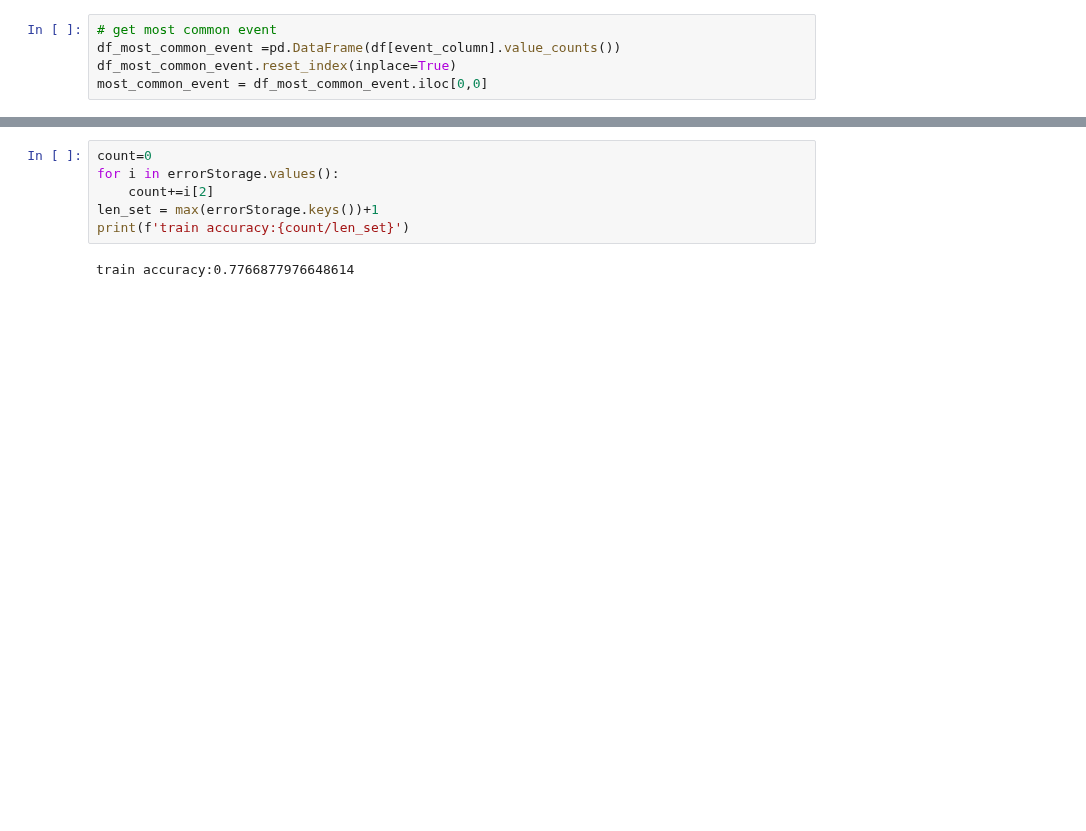
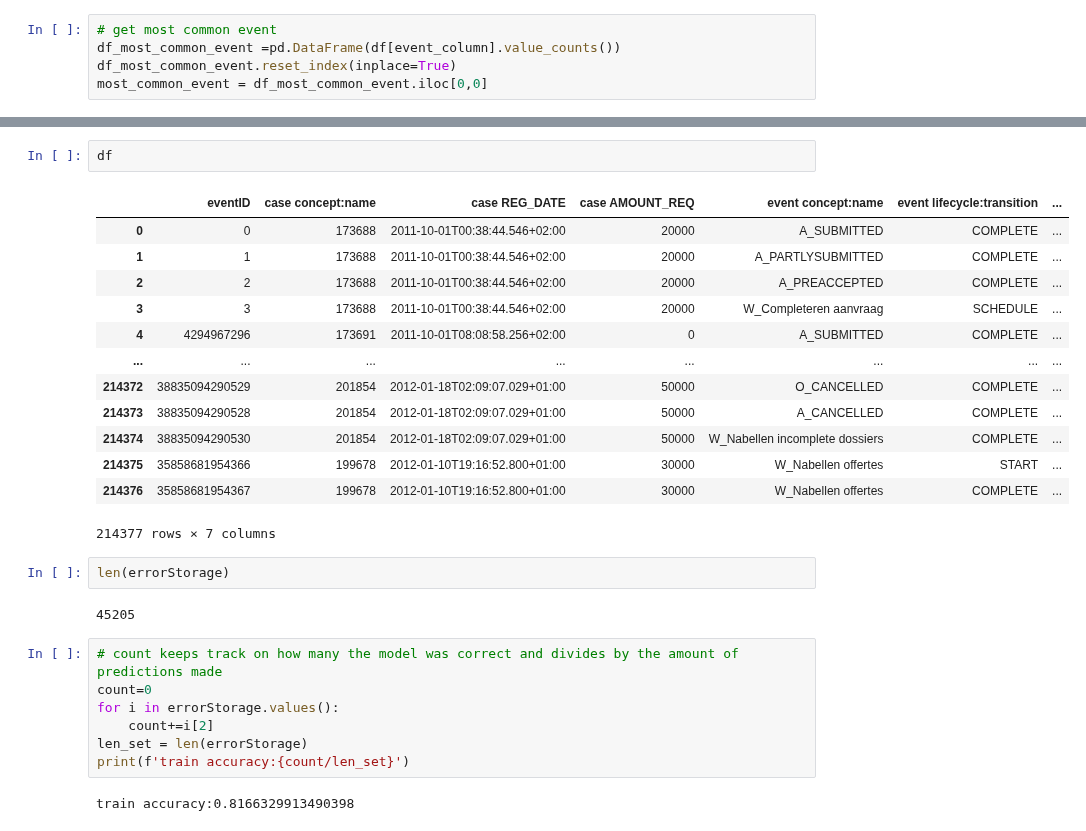
Before and after one commit to Elite-NL/Process_Mining, a Jupyter notebook: event_onTheFly.ipynb, the cells around one changed output, grey strips where cells are left out. Drawn from its saved outputs; the diff is of its cells as text; blank space fills up the shorter version.

```diff
--- a/event_onTheFly.ipynb
+++ b/event_onTheFly.ipynb
@@ -230,8 +213,29 @@ dict: Elapsed time during the whole program in seconds: 18.984375
+# %%
+df
+# %% [output]
+|  | eventID | case concept:name | case REG_DATE | case AMOUNT_REQ | event concept:name | event lifecycle:transition | ... |
+| 0 | 0 | 173688 | 2011-10-01T00:38:44.546+02:00 | 20000 | A_SUBMITTED | COMPLETE | ... |
+| 1 | 1 | 173688 | 2011-10-01T00:38:44.546+02:00 | 20000 | A_PARTLYSUBMITTED | COMPLETE | ... |
+| 2 | 2 | 173688 | 2011-10-01T00:38:44.546+02:00 | 20000 | A_PREACCEPTED | COMPLETE | ... |
+| 3 | 3 | 173688 | 2011-10-01T00:38:44.546+02:00 | 20000 | W_Completeren aanvraag | SCHEDULE | ... |
+| 4 | 4294967296 | 173691 | 2011-10-01T08:08:58.256+02:00 | 0 | A_SUBMITTED | COMPLETE | ... |
+| ... | ... | ... | ... | ... | ... | ... | ... |
+| 214372 | 38835094290529 | 201854 | 2012-01-18T02:09:07.029+01:00 | 50000 | O_CANCELLED | COMPLETE | ... |
+| 214373 | 38835094290528 | 201854 | 2012-01-18T02:09:07.029+01:00 | 50000 | A_CANCELLED | COMPLETE | ... |
+| 214374 | 38835094290530 | 201854 | 2012-01-18T02:09:07.029+01:00 | 50000 | W_Nabellen incomplete dossiers | COMPLETE | ... |
+| 214375 | 35858681954366 | 199678 | 2012-01-10T19:16:52.800+01:00 | 30000 | W_Nabellen offertes | START | ... |
+| 214376 | 35858681954367 | 199678 | 2012-01-10T19:16:52.800+01:00 | 30000 | W_Nabellen offertes | COMPLETE | ... |
+214377 rows × 7 columns
+# %%
+len(errorStorage)
+# %% [output]
+45205
 # %%
+# count keeps track on how many the model was correct and divides by the amount of predictions made
 count=0
 for i in errorStorage.values():
     count+=i[2]
-len_set = max(errorStorage.keys())+1
+len_set = len(errorStorage)
 print(f'train accuracy:{count/len_set}')
 # %% [output]
-train accuracy:0.7766877976648614
+train accuracy:0.8166329913490398
```
Also changed, not shown: parts of 11 cells of this notebook, 1 other file.
